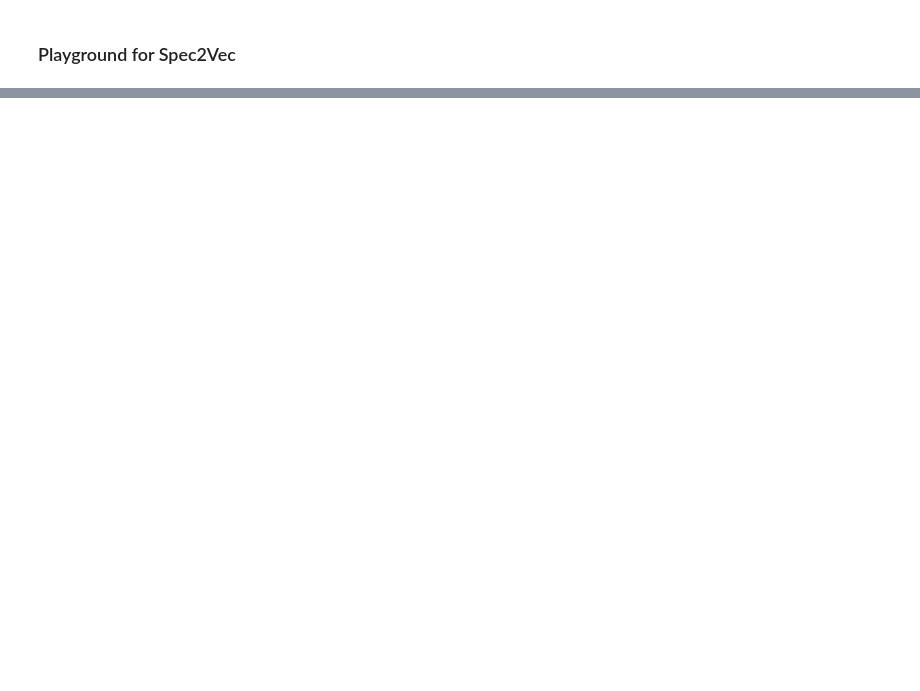
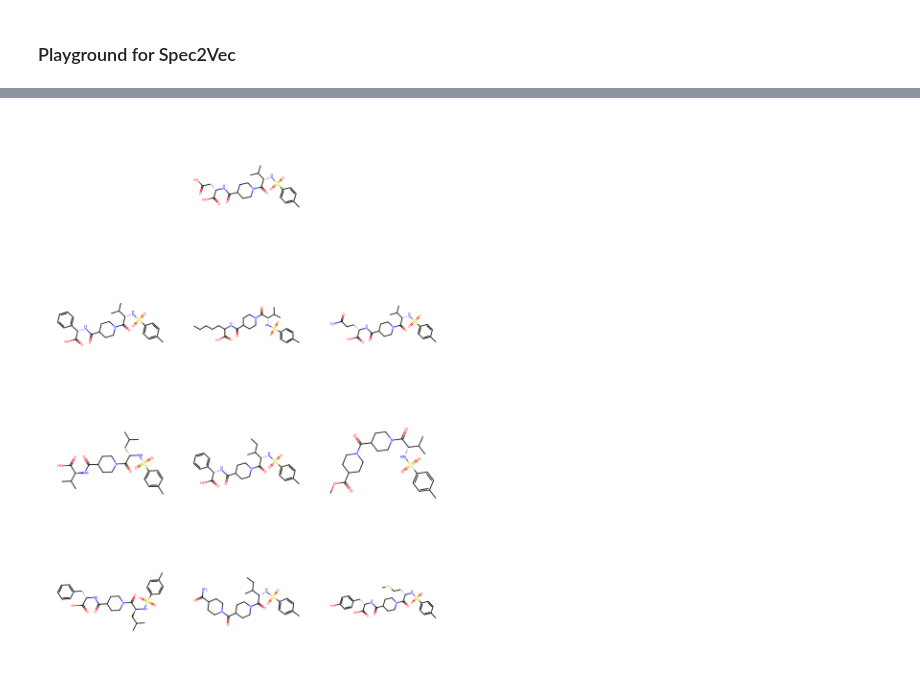
Before and after one commit to alpi314/mass_spectra, a Jupyter notebook: spec2vec_playground.ipynb, the cells around one changed output, grey strips where cells are left out. Cells and saved outputs as stored; diff of their text form; code cells hidden in the pictures; blank space fills up the shorter version.

```diff
--- a/spec2vec_playground.ipynb
+++ b/spec2vec_playground.ipynb
@@ -35,0 +216,4 @@ s = next(spectra_generator)
+# %%
+scores = calculate_scores(spectrums, spectrums, spec2vec_similarity, is_symmetric=True)
+# %%
+sorted_matches = scores.scores_by_query(spectrums[11], sort=True)
@@ -35,0 +224,3 @@ s = next(spectra_generator)
+# %%
+N = 10
+best_matches = [x for x in sorted_matches][:N]
@@ -35,0 +240,30 @@ s = next(spectra_generator)
+# %%
+from rdkit import Chem
+from rdkit.Chem import Draw
+saved_paths = []
+for i, smiles in enumerate([x[0].get("smiles") for x in best_matches]):
+    m = Chem.MolFromSmiles(smiles)
+    path = os.path.join(TEMP_FOLDER, "spec2vec_best_match_{}.png".format(i))
+    Draw.MolToFile(m, path)
+    saved_paths.append(path)
+# %%
+import matplotlib.pyplot as plt
+from math import ceil
+
+columns = 3
+rows = int(1 + ceil((N_BEST - 1) / columns))
+fig, axes = plt.subplots(rows, columns, figsize=(columns, rows), dpi=300)
+
+for a in axes.flatten():
+    a.axis("off")
+
+axes[0, 1].imshow(plt.imread(saved_paths[0]))
+for i in range(1, len(saved_paths)):
+    row = (i - 1) // columns + 1
+    col = (i - 1) % columns
+    axes[row, col].imshow(plt.imread(saved_paths[i]))
+
+plt.tight_layout()
+plt.show()
+# %% [output]
+[figure, added]
```
Also changed, not shown: parts of 41 cells of this notebook, 3 other files.
